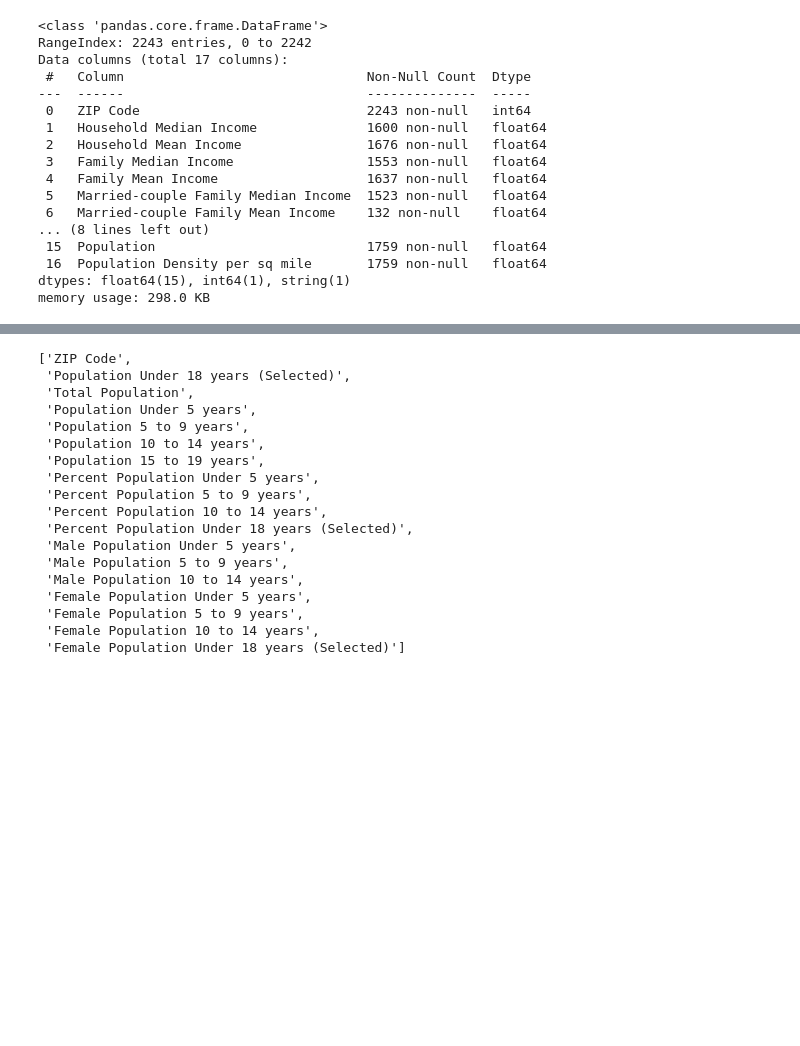
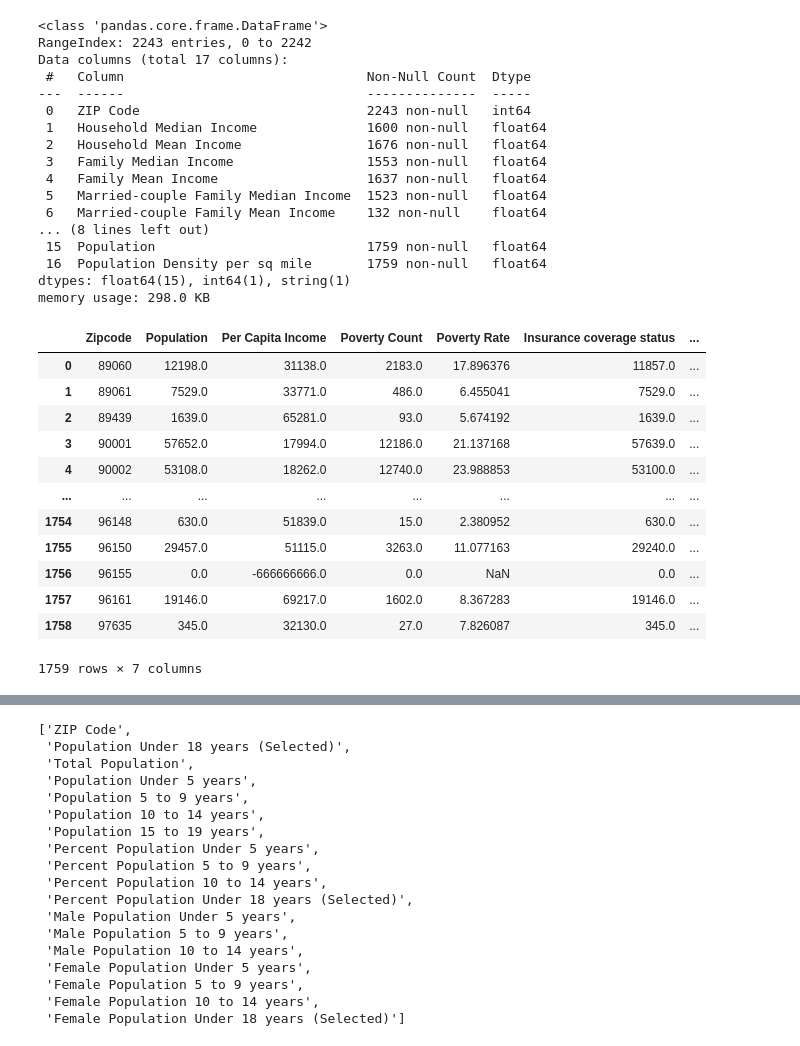
Before and after one commit to amydst/Pediactric-HC-Deserts, a Jupyter notebook: Creating_tables_for_sql.ipynb, the cells around one changed output, grey strips where cells are left out. Cells and saved outputs as stored; diff of their text form; code cells hidden in the pictures; blank space fills up the shorter version.

Commit message:
working on tables for sql

```diff
--- a/Creating_tables_for_sql.ipynb
+++ b/Creating_tables_for_sql.ipynb
@@ -269,3 +269,23 @@ Data columns (total 17 columns):
  16  Population Density per sq mile       1759 non-null   float64
 dtypes: float64(15), int64(1), string(1)
 memory usage: 298.0 KB
+# %%
+Pathpov = "poverty_rate_per_zip.csv"
+# %%
+df_poverty = pd.read_csv(Pathpov)
+# %%
+df_poverty
+# %% [output]
+|  | Zipcode | Population | Per Capita Income | Poverty Count | Poverty Rate | Insurance coverage status | ... |
+| 0 | 89060 | 12198.0 | 31138.0 | 2183.0 | 17.896376 | 11857.0 | ... |
+| 1 | 89061 | 7529.0 | 33771.0 | 486.0 | 6.455041 | 7529.0 | ... |
+| 2 | 89439 | 1639.0 | 65281.0 | 93.0 | 5.674192 | 1639.0 | ... |
+| 3 | 90001 | 57652.0 | 17994.0 | 12186.0 | 21.137168 | 57639.0 | ... |
+| 4 | 90002 | 53108.0 | 18262.0 | 12740.0 | 23.988853 | 53100.0 | ... |
+| ... | ... | ... | ... | ... | ... | ... | ... |
+| 1754 | 96148 | 630.0 | 51839.0 | 15.0 | 2.380952 | 630.0 | ... |
+| 1755 | 96150 | 29457.0 | 51115.0 | 3263.0 | 11.077163 | 29240.0 | ... |
+| 1756 | 96155 | 0.0 | -666666666.0 | 0.0 | NaN | 0.0 | ... |
+| 1757 | 96161 | 19146.0 | 69217.0 | 1602.0 | 8.367283 | 19146.0 | ... |
+| 1758 | 97635 | 345.0 | 32130.0 | 27.0 | 7.826087 | 345.0 | ... |
+1759 rows × 7 columns
```
Also changed, not shown: parts of 6 cells of this notebook, 1 other file.
